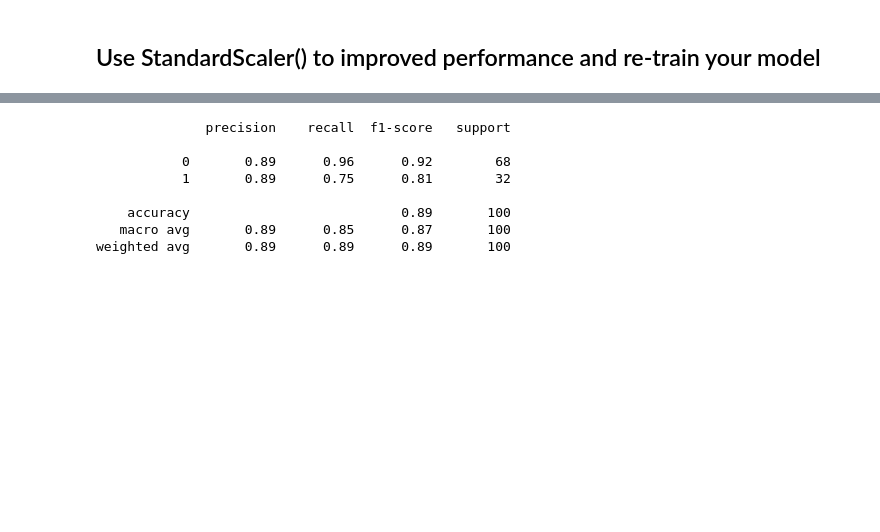
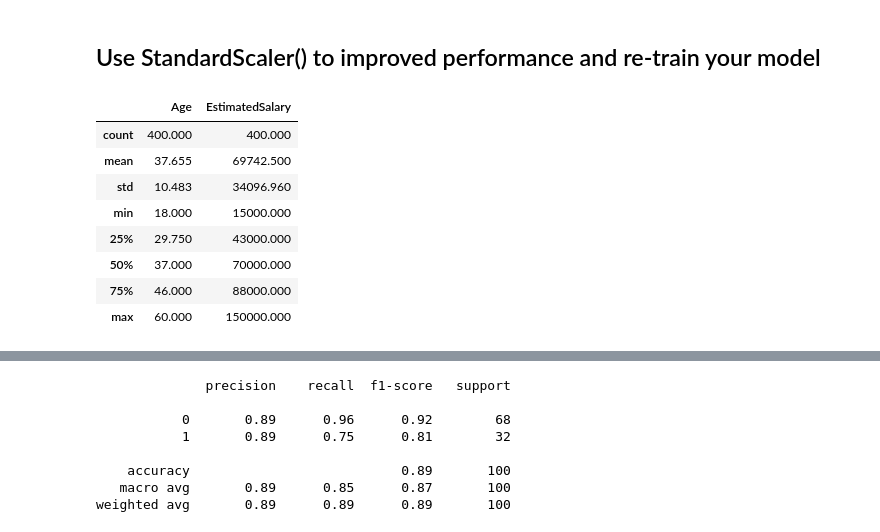
Before and after one commit to Tuwaiq-Data-Science-Bootcamp-V3/Logistic-Regression-Lab1, a Jupyter notebook: LogisticRegression_Assignment.ipynb, the cells around one changed output, grey strips where cells are left out. Drawn from its saved outputs; the diff is of its cells as text; code cells hidden in the pictures; blank space fills up the shorter version.

```diff
--- a/LogisticRegression_Assignment.ipynb
+++ b/LogisticRegression_Assignment.ipynb
@@ -120,2 +158,16 @@ plot_confusion_matrix(classifier, X=X_test, y_true=y_test, cmap='Blues');
 # %% [markdown]
 ## Use StandardScaler() to improved performance and re-train your model
+# %%
+#before standarization
+pd.set_option('display.float_format', lambda x: '%.3f' % x)
+X.describe()
+# %% [output]
+|  | Age | EstimatedSalary |
+| count | 400.000 | 400.000 |
+| mean | 37.655 | 69742.500 |
+| std | 10.483 | 34096.960 |
+| min | 18.000 | 15000.000 |
+| 25% | 29.750 | 43000.000 |
+| 50% | 37.000 | 70000.000 |
+| 75% | 46.000 | 88000.000 |
+| max | 60.000 | 150000.000 |
```
Also changed, not shown: parts of 32 cells of this notebook, 1 other file.
